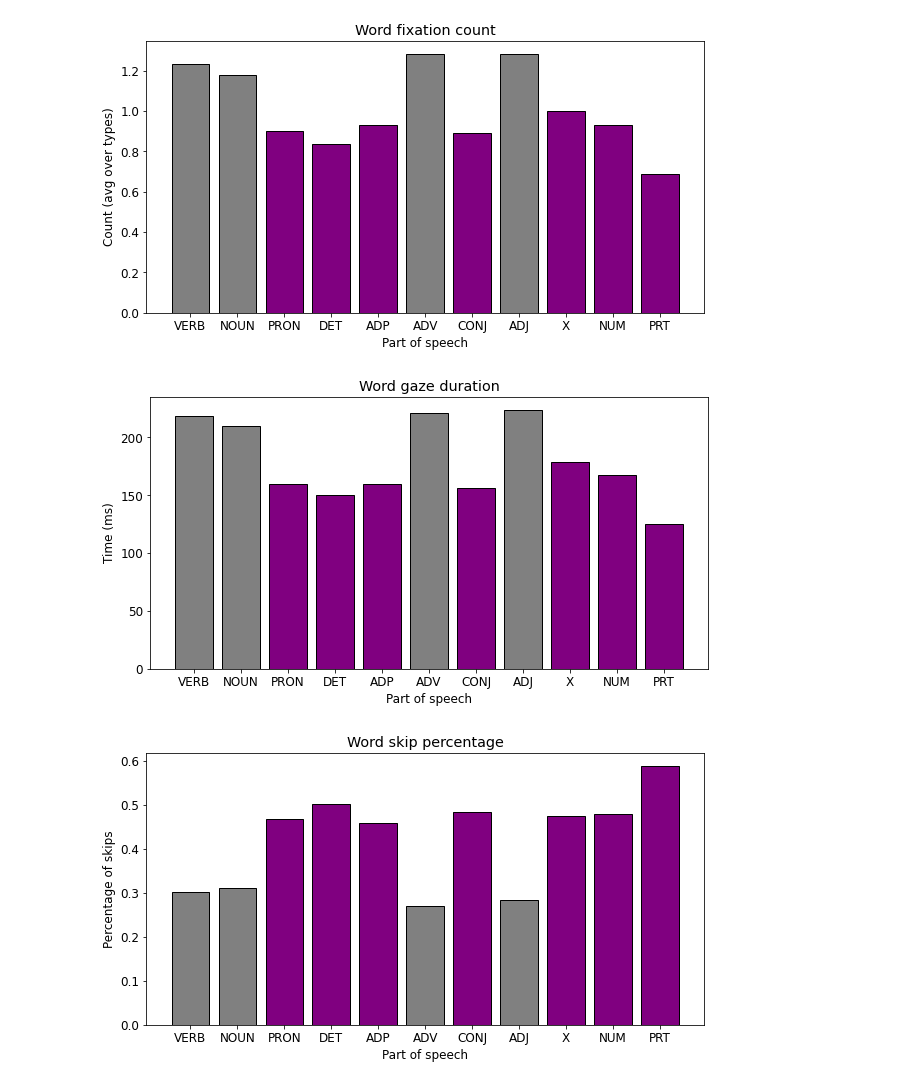
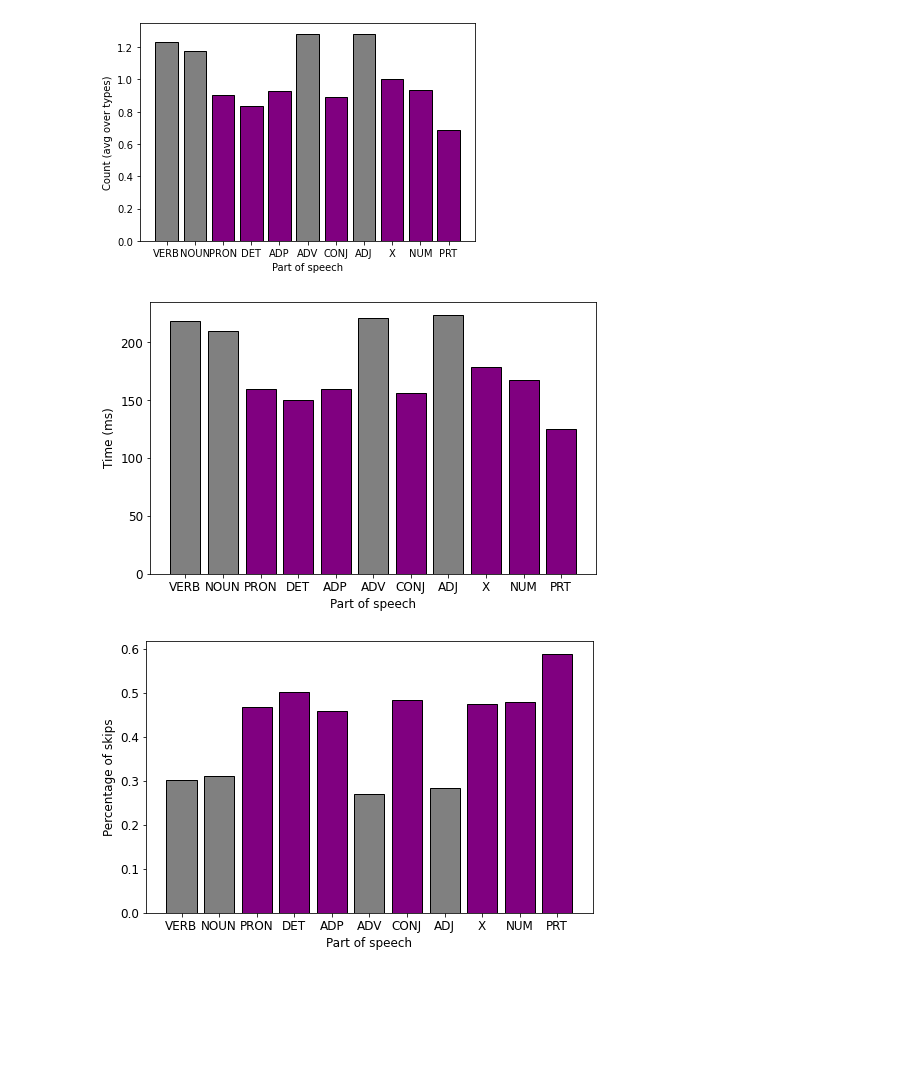
Before and after one commit to mplatt27/POS-Tagger-w-Eye-Gaze-Data, a Jupyter notebook: feature_visulization.ipynb, the cells around one changed output. Cells and saved outputs as stored; diff of their text form; code cells hidden in the pictures; blank space fills up the shorter version.

Commit message:
formatted plots

```diff
--- a/feature_visulization.ipynb
+++ b/feature_visulization.ipynb
@@ -115,48 +115,45 @@ Closed classes: ADP, AUX, CONJ, DET, NUM, PART, PRON (purple)
 # %%
 # total fixations on the current word
 keys = WORD_FIXATION_COUNT_d.keys()
 values = WORD_FIXATION_COUNT_d.values()
 plt.bar(keys, values, color=['gray', 'gray', 'purple', 'purple', 'purple', 'gray', 'purple',
                             'gray', 'purple', 'purple', 'purple'], edgecolor='black')
-plt.rcParams["figure.figsize"] = (10,5)
+plt.rcParams["figure.figsize"] = (8,5)
 plt.rcParams.update({'font.size': 12})
 plt.xlabel('Part of speech')
 plt.ylabel('Count (avg over types)')
-plt.title("Word fixation count")
 plt.savefig('word_fixation_count.png', facecolor='w')
 plt.show()
 # %% [output]
-[figure, old version]
+[figure, new version]
 # %%
 # total fixations on the current word
 keys2 = WORD_GAZE_DURATION_d.keys()
 values2 = WORD_GAZE_DURATION_d.values()
 plt.bar(keys2, values2, color=['gray', 'gray', 'purple', 'purple', 'purple', 'gray', 'purple',
                             'gray', 'purple', 'purple', 'purple'], edgecolor='black')
-plt.rcParams["figure.figsize"] = (10,5)
+plt.rcParams["figure.figsize"] = (8,5)
 plt.rcParams.update({'font.size': 12})
 plt.xlabel('Part of speech')
 plt.ylabel('Time (ms)')
-plt.title("Word gaze duration")
 plt.savefig('word_gaze_duration.png', facecolor='w')
 plt.show()
 # %% [output]
-[figure, old version]
+[figure, new version]
 # %%
 # total fixations on the current word
 keys2 = WORD_SKIP_d.keys()
 values2 = WORD_SKIP_d.values()
 plt.bar(keys2, values2, color=['gray', 'gray', 'purple', 'purple', 'purple', 'gray', 'purple',
                             'gray', 'purple', 'purple', 'purple'], edgecolor='black')
-plt.rcParams["figure.figsize"] = (10,5)
+plt.rcParams["figure.figsize"] = (8,5)
 plt.rcParams.update({'font.size': 12})
 plt.xlabel('Part of speech')
 plt.ylabel('Percentage of skips')
-plt.title("Word skip percentage")
 plt.savefig('word_skip_percent.png', facecolor='w')
 plt.show()
 # %% [output]
-[figure, old version]
+[figure, new version]
 # %%
 # total fixations on the current word
 keys2 = WORD_FIRST_FIXATION_DURATION_d.keys()
```
Also changed, not shown: parts of 2 cells of this notebook, 10 other files.
